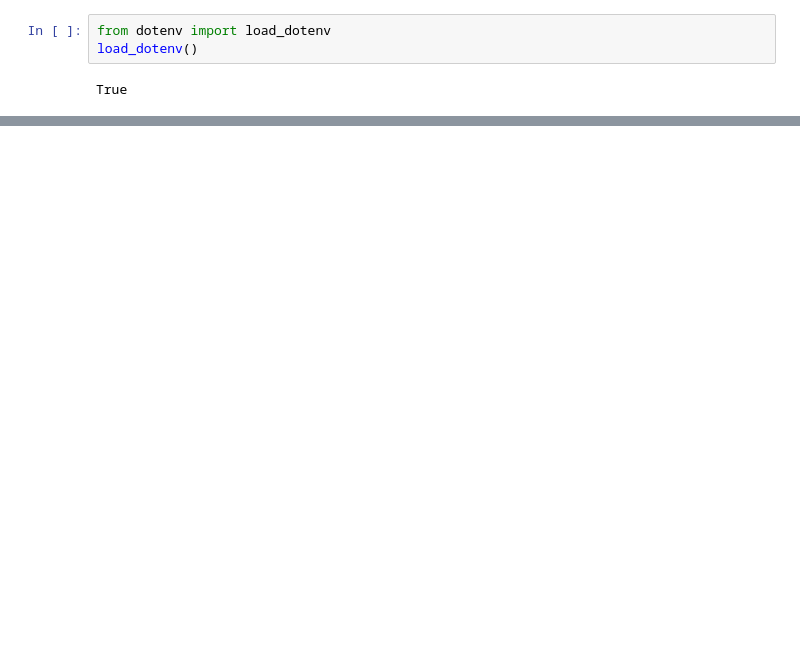
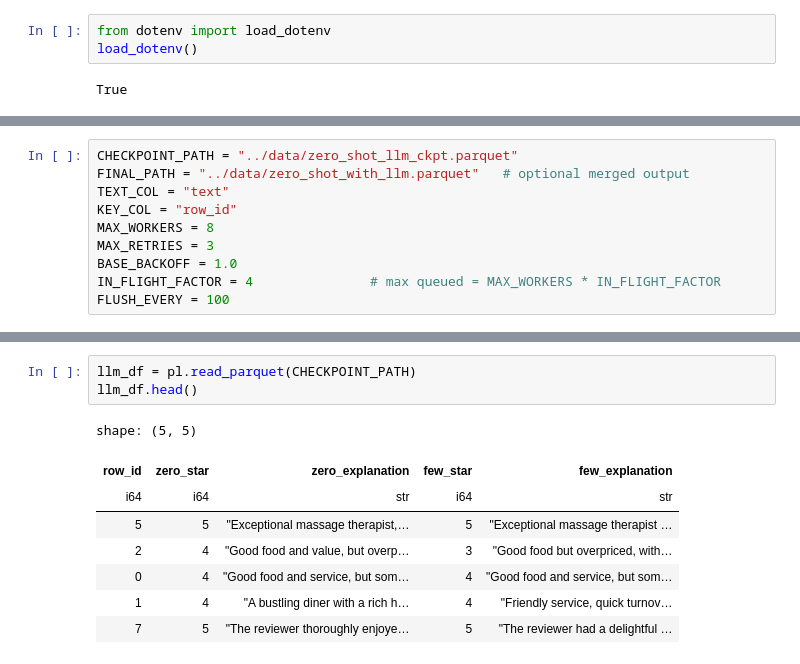
Before and after one commit to avigoen/yelp-review-agentic-analysis, a Jupyter notebook: notebooks/zero-vs-few-shot.ipynb, the cells around one changed output, grey strips where cells are left out. Drawn from its saved outputs; the diff is of its cells as text; blank space fills up the shorter version.

```diff
--- a/notebooks/zero-vs-few-shot.ipynb
+++ b/notebooks/zero-vs-few-shot.ipynb
@@ -161,0 +16,10 @@ json.loads(output)
+# %%
+CHECKPOINT_PATH = "../data/zero_shot_llm_ckpt.parquet"
+FINAL_PATH = "../data/zero_shot_with_llm.parquet"   # optional merged output
+TEXT_COL = "text"
+KEY_COL = "row_id"
+MAX_WORKERS = 8
+MAX_RETRIES = 3
+BASE_BACKOFF = 1.0
+IN_FLIGHT_FACTOR = 4               # max queued = MAX_WORKERS * IN_FLIGHT_FACTOR
+FLUSH_EVERY = 100
@@ -161,0 +274,12 @@ json.loads(output)
+# %%
+llm_df = pl.read_parquet(CHECKPOINT_PATH)
+llm_df.head()
+# %% [output]
+shape: (5, 5)
+| row_id | zero_star | zero_explanation | few_star | few_explanation |
+| i64 | i64 | str | i64 | str |
+| 5 | 5 | "Exceptional massage therapist,… | 5 | "Exceptional massage therapist … |
+| 2 | 4 | "Good food and value, but overp… | 3 | "Good food but overpriced, with… |
+| 0 | 4 | "Good food and service, but som… | 4 | "Good food and service, but som… |
+| 1 | 4 | "A bustling diner with a rich h… | 4 | "Friendly service, quick turnov… |
+| 7 | 5 | "The reviewer thoroughly enjoye… | 5 | "The reviewer had a delightful … |
```
Also changed, not shown: parts of 48 cells of this notebook.
